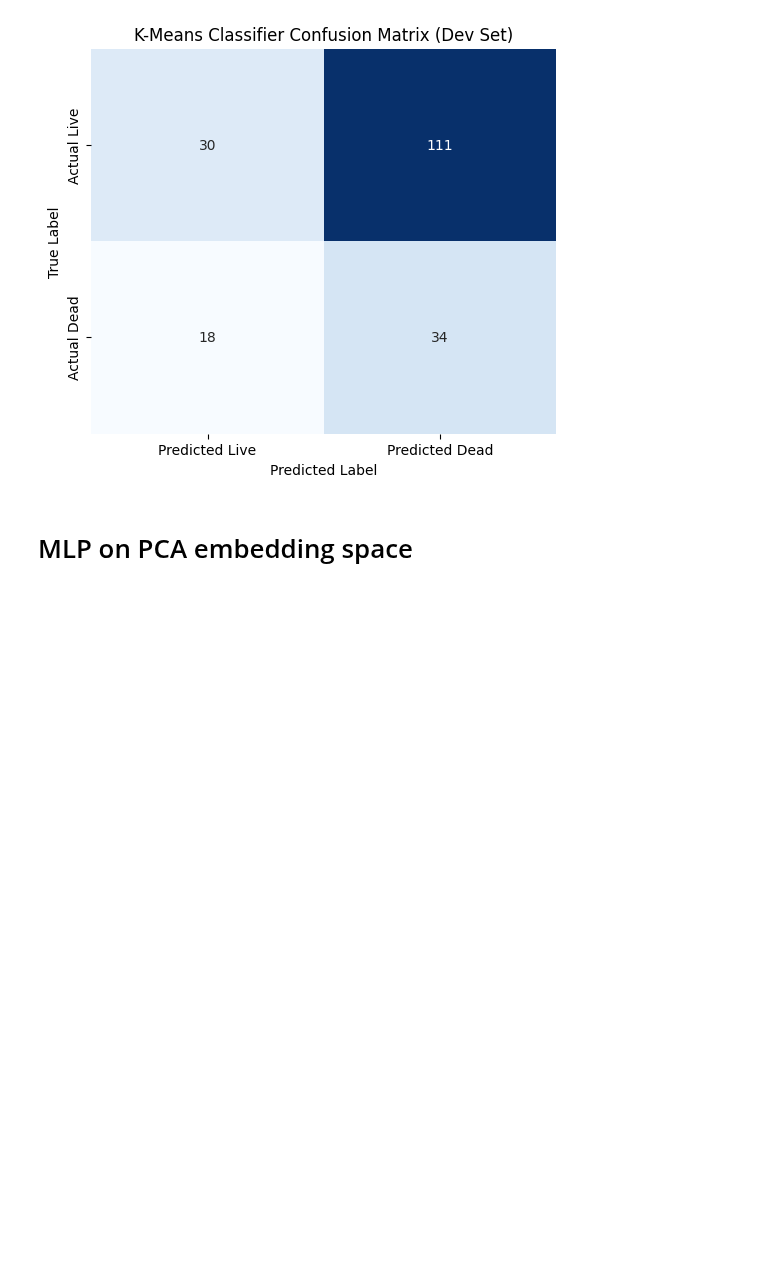
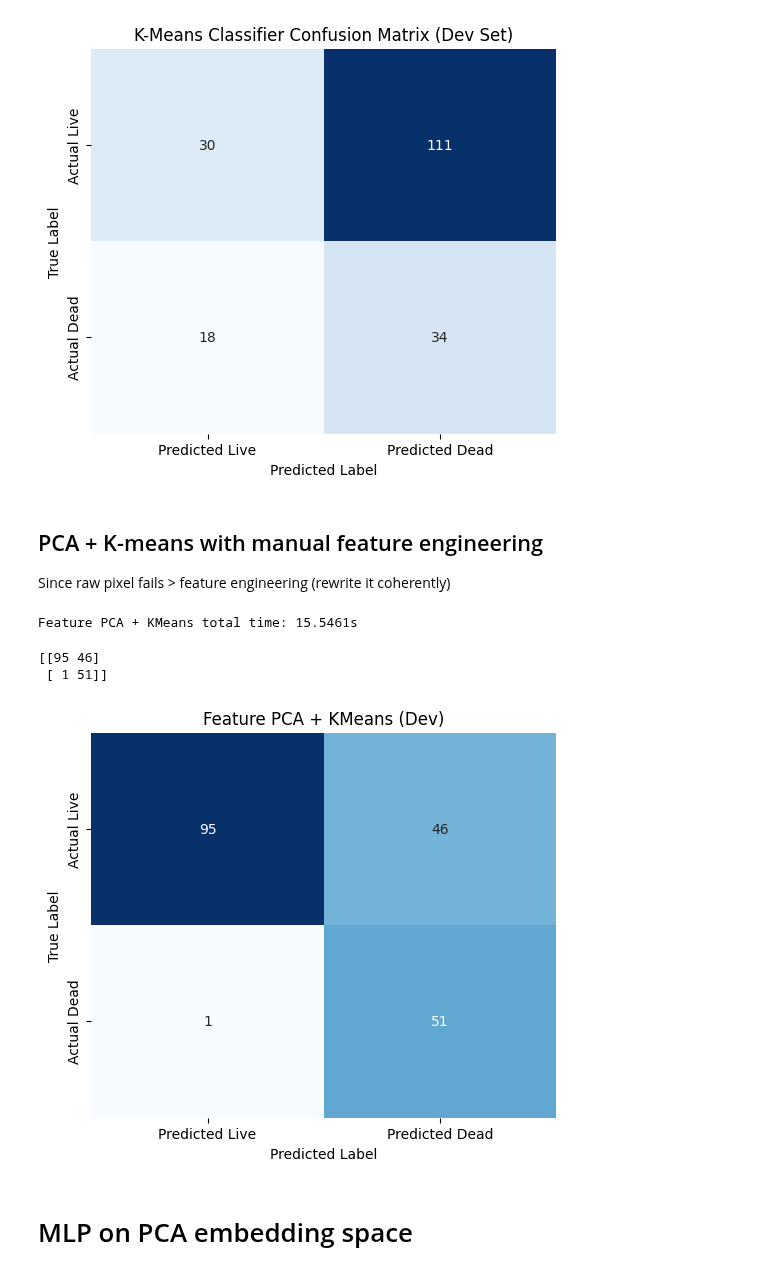
Before and after one commit to Twaal/applied-data-analysis-and-ml, a Jupyter notebook: Project3/code/project3.ipynb, the cells around one changed output. Cells and saved outputs as stored; diff of their text form; code cells hidden in the pictures; blank space fills up the shorter version.

```diff
--- a/Project3/code/project3.ipynb
+++ b/Project3/code/project3.ipynb
@@ -204,6 +205,59 @@ from p3_module import plot_confusion
 plot_confusion(dev_confusion_matrix_kmeans, 'K-Means Classifier Confusion Matrix (Dev Set)')
 # %% [output]
 [figure]
+# %% [markdown]
+## PCA + K-means with manual feature engineering
+Since raw pixel fails > feature engineering (rewrite it coherently)
+# %%
+# Final selected parameters (chosen via dev-set sweep)
+FINAL_PARAMS = dict(
+    center_r=2.5,
+    ring_r1=3.5,
+    ring_r2=7.0,
+    dark_thr=0.30,
+)
+n_components_final=3
+# %%
+import time
+_t0 = time.time()
+
+F_train = extract_cell_features(X_train, **FINAL_PARAMS)
+F_dev   = extract_cell_features(X_dev, **FINAL_PARAMS)
+
+scaler = StandardScaler()
+F_train_s = scaler.fit_transform(F_train)
+F_dev_s   = scaler.transform(F_dev)
+
+pca_feat = PCA(n_components=n_components_final, random_state=SEED)
+Z_train = pca_feat.fit_transform(F_train_s)
+Z_dev   = pca_feat.transform(F_dev_s)
+
+kmeans = KMeans(n_clusters=2, random_state=SEED, n_init=50)
+kmeans.fit(Z_train)
+
+dev_labels_feat = best_flip(y_dev, kmeans.predict(Z_dev))
+
+feature_pca_time_s = time.time() - _t0
+print(f"Feature PCA + KMeans total time: {feature_pca_time_s:.4f}s")
+# %% [output]
+Feature PCA + KMeans total time: 15.5461s
+# %%
+from sklearn.metrics import accuracy_score, f1_score, roc_auc_score, balanced_accuracy_score, confusion_matrix
+
+# Feature-based KMeans metrics
+dev_accuracy_feat_kmeans = accuracy_score(y_dev, dev_labels_feat)
+dev_f1_feat_kmeans       = f1_score(y_dev, dev_labels_feat)
+dev_bal_acc_feat_kmeans  = balanced_accuracy_score(y_dev, dev_labels_feat)
+dev_roc_auc_feat_kmeans  = roc_auc_score(y_dev, dev_labels_feat)
+
+dev_confusion_matrix_feat_kmeans = confusion_matrix(y_dev, dev_labels_feat)
+
+print(dev_confusion_matrix_feat_kmeans)
+plot_confusion(dev_confusion_matrix_feat_kmeans, "Feature PCA + KMeans (Dev)")
+# %% [output]
+[[95 46]
+ [ 1 51]]
+[figure, added]
 # %% [markdown]
 # MLP on PCA embedding space
 # %% [markdown]
```
Also changed, not shown: parts of 17 cells of this notebook, 2 other files.
